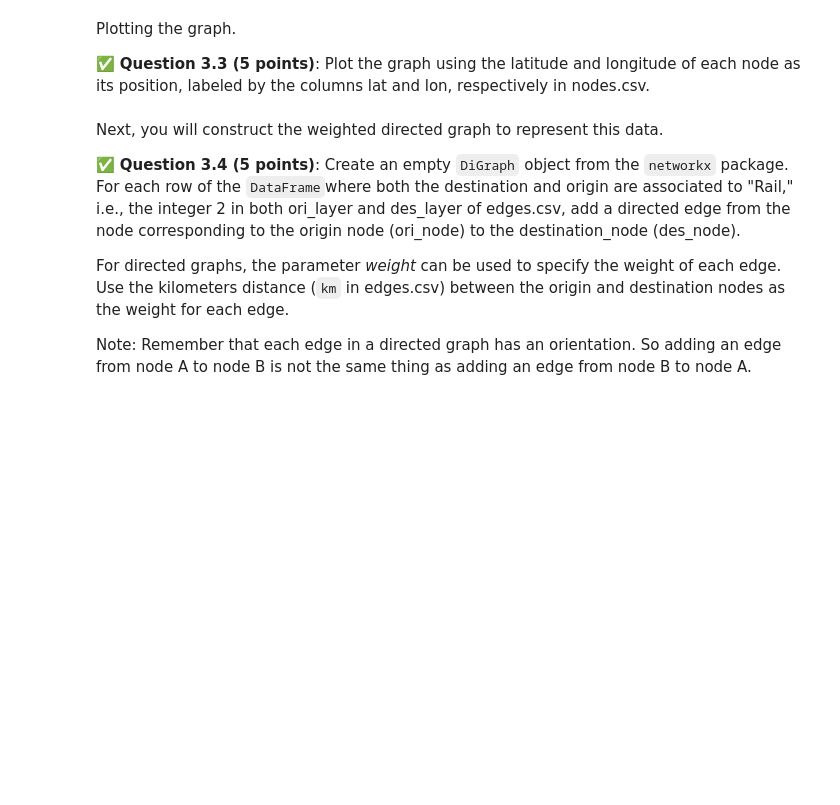
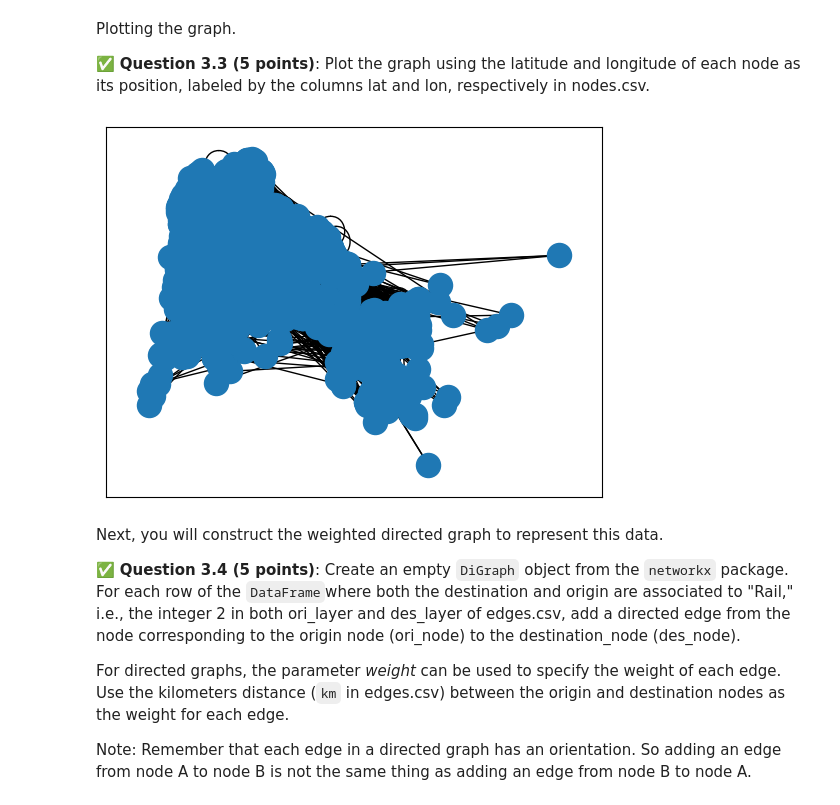
Before and after one commit to graysonslansky/CMSE202-f24-turnin, a Jupyter notebook: hw-02/HW-02_ABMandGraphTheory-STUDENT.ipynb, the cells around one changed output. Saved outputs shown, nothing was run; the diff lists cells and outputs as text; code cells hidden in the pictures; blank space fills up the shorter version.

```diff
--- a/hw-02/HW-02_ABMandGraphTheory-STUDENT.ipynb
+++ b/hw-02/HW-02_ABMandGraphTheory-STUDENT.ipynb
@@ -638,0 +637,7 @@ In this part of the homework, we will look at a dataset which contains the whole
+# %%
+# Write your code here
+import pandas as pd
+nodes = pd.read_csv('nodes.csv')
+edges = pd.read_csv('edges.csv')
+print(nodes.head(-5))
+print(edges.head(-5))
@@ -645,3 +666,11 @@ Now, you will construct a graph of the nodes (stops).
+# %%
+# Write your code here
+import networkx as nx
+
+graph = nx.Graph()
+
+for i in range(len(edges[edges['ori_layer']==2][edges['des_layer']==2].iloc[:,0])):
+    graph.add_edge(edges.iloc[i,0],edges.iloc[i,1])
 # %% [markdown]
 Plotting the graph.
 
@@ -651,3 +678,12 @@ Plotting the graph.
+# %%
+pos = dict()
+
+for i in range(len(nodes.iloc[:,0])):
+    pos[i] = (nodes.iloc[i,2],nodes.iloc[i,3])
+
+nx.draw_networkx(graph,pos,with_labels=False)
+# %% [output]
+[figure, added]
 # %% [markdown]
 Next, you will construct the weighted directed graph to represent this data.
 
```
Also changed, not shown: parts of 20 cells of this notebook.
